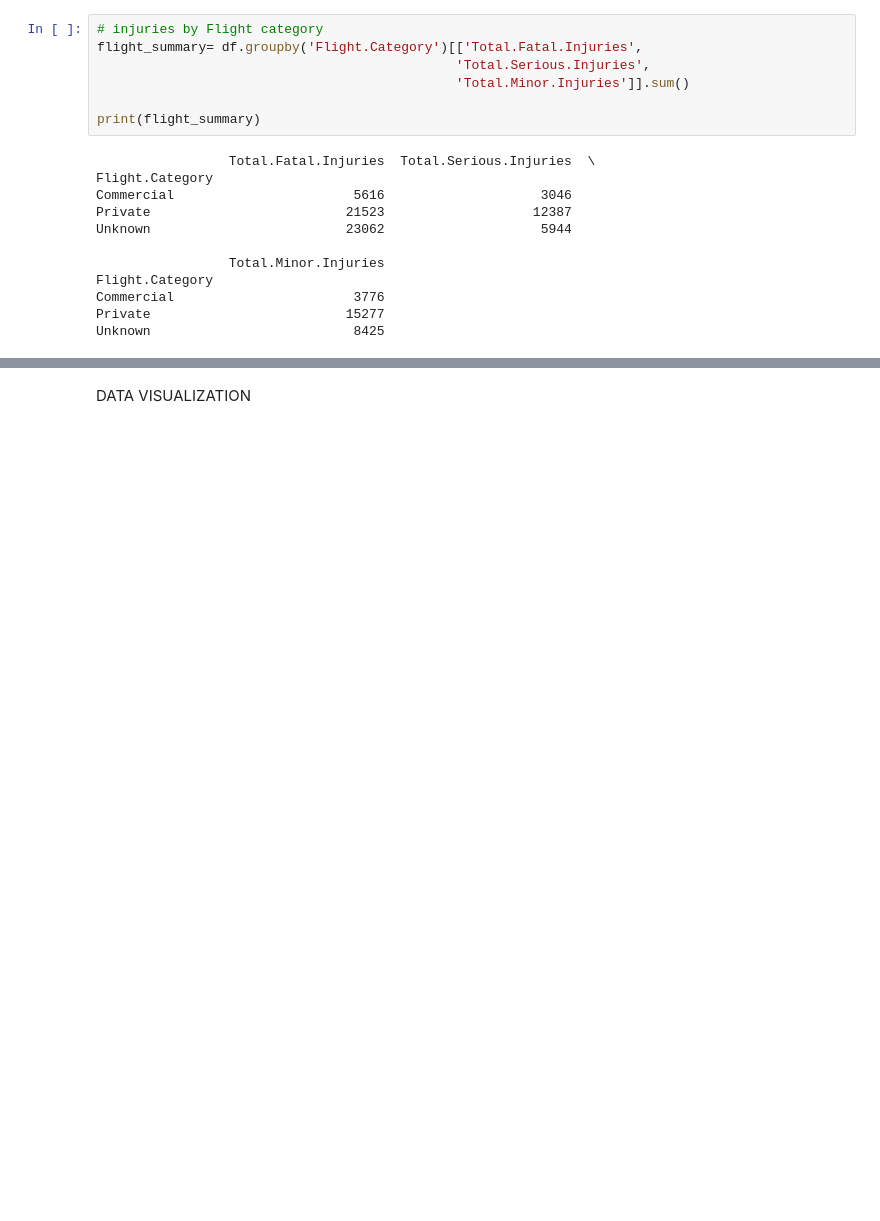
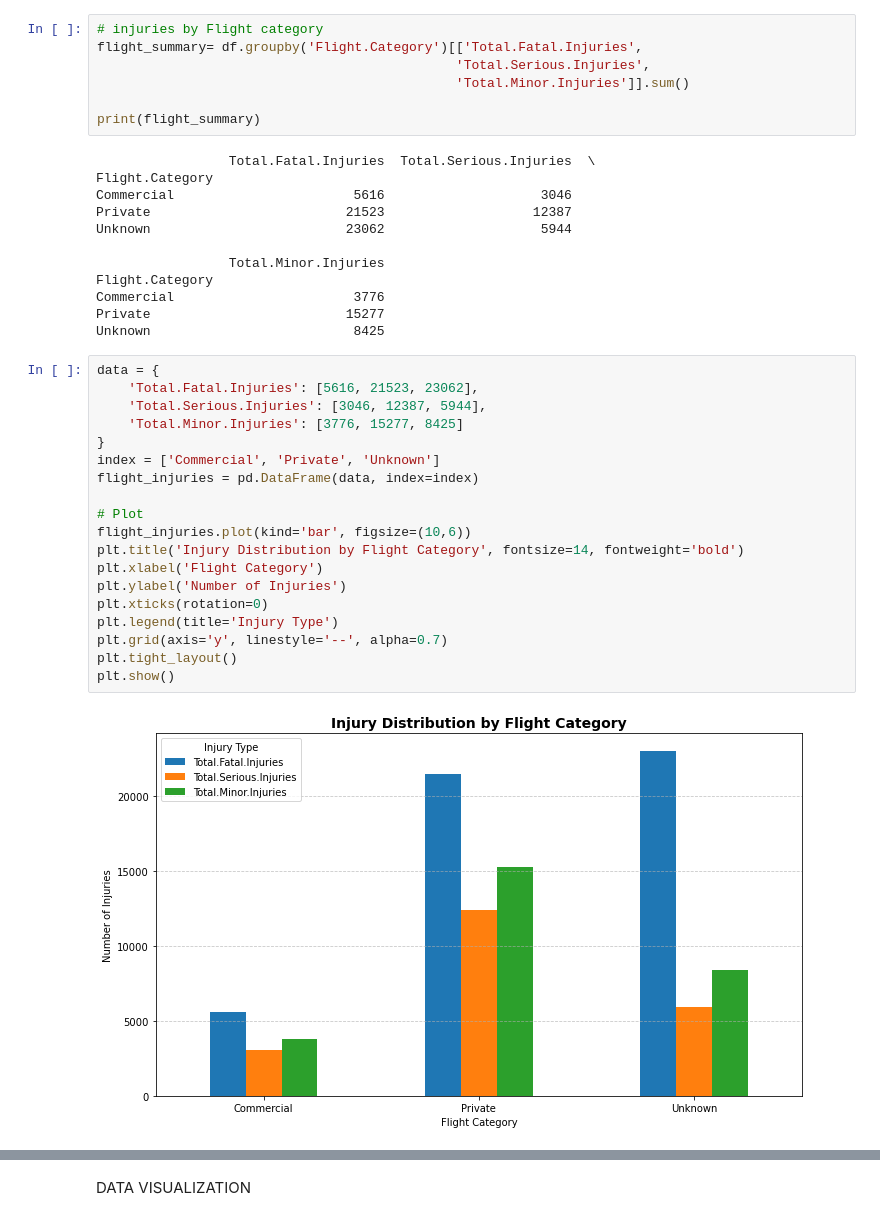
Before and after one commit to BriegeMeso/Aviation_Data_-Meso, a Jupyter notebook: meso.ipynb, the cells around one changed output, grey strips where cells are left out. Drawn from its saved outputs; the diff is of its cells as text; blank space fills up the shorter version.

```diff
--- a/meso.ipynb
+++ b/meso.ipynb
@@ -284,4 +361,25 @@ Flight.Category
 Commercial                       3776
 Private                         15277
 Unknown                          8425
+# %%
+data = {
+    'Total.Fatal.Injuries': [5616, 21523, 23062],
+    'Total.Serious.Injuries': [3046, 12387, 5944],
+    'Total.Minor.Injuries': [3776, 15277, 8425]
+}
+index = ['Commercial', 'Private', 'Unknown']
+flight_injuries = pd.DataFrame(data, index=index)
+
+# Plot
+flight_injuries.plot(kind='bar', figsize=(10,6))
+plt.title('Injury Distribution by Flight Category', fontsize=14, fontweight='bold')
+plt.xlabel('Flight Category')
+plt.ylabel('Number of Injuries')
+plt.xticks(rotation=0)
+plt.legend(title='Injury Type')
+plt.grid(axis='y', linestyle='--', alpha=0.7)
+plt.tight_layout()
+plt.show()
+# %% [output]
+[figure, added]
 # %% [markdown]
```
Also changed, not shown: parts of 51 cells of this notebook, 1 other file.
